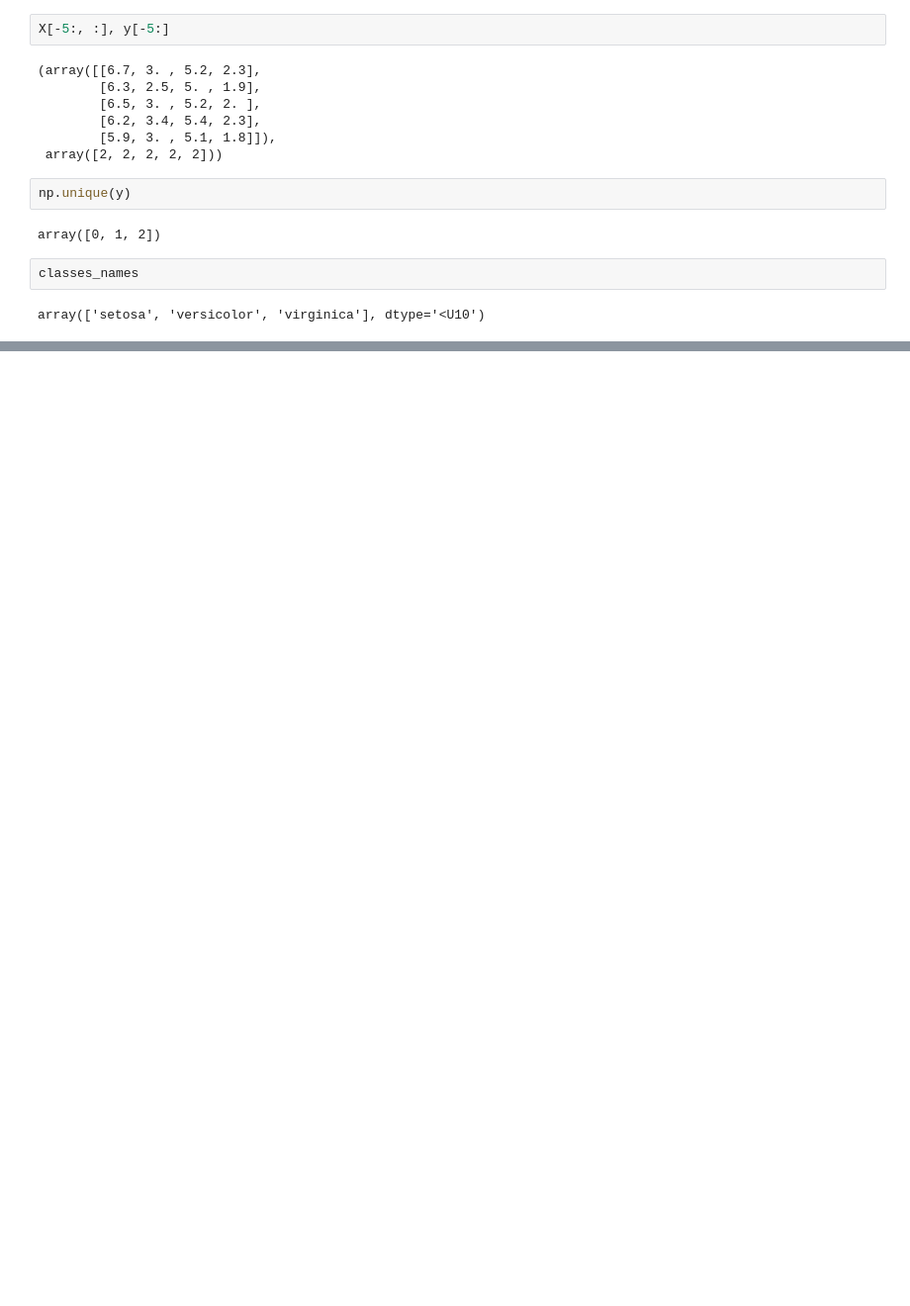
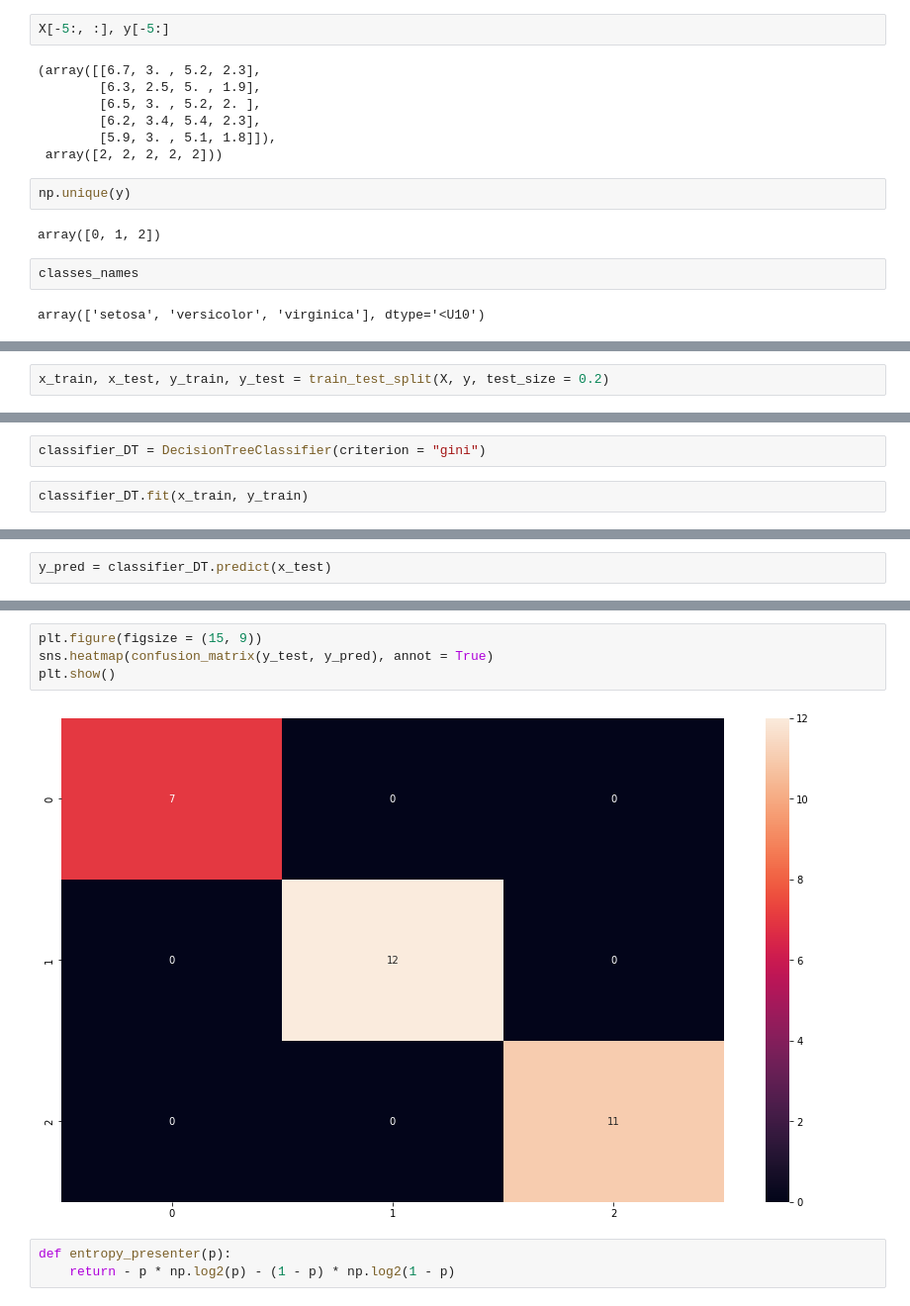
Before and after one commit to HarshitDawar55/JECRC-Training, a Jupyter notebook: JECRC LABS.ipynb, the cells around one changed output, grey strips where cells are left out. Shown: that part at 99% size. Saved outputs shown, nothing was run; the diff lists cells and outputs as text; blank space fills up the shorter version.

```diff
--- a/JECRC LABS.ipynb
+++ b/JECRC LABS.ipynb
@@ -1350,0 +1353,2 @@ array(['setosa', 'versicolor', 'virginica'], dtype='<U10')
+# %%
+x_train, x_test, y_train, y_test = train_test_split(X, y, test_size = 0.2)
@@ -1350,0 +1361,4 @@ array(['setosa', 'versicolor', 'virginica'], dtype='<U10')
+# %%
+classifier_DT = DecisionTreeClassifier(criterion = "gini")
+# %%
+classifier_DT.fit(x_train, y_train)
@@ -1350,0 +1367,2 @@ array(['setosa', 'versicolor', 'virginica'], dtype='<U10')
+# %%
+y_pred = classifier_DT.predict(x_test)
@@ -1350,0 +1390,9 @@ array(['setosa', 'versicolor', 'virginica'], dtype='<U10')
+# %%
+plt.figure(figsize = (15, 9))
+sns.heatmap(confusion_matrix(y_test, y_pred), annot = True)
+plt.show()
+# %% [output]
+[figure, added]
+# %%
+def entropy_presenter(p):
+    return - p * np.log2(p) - (1 - p) * np.log2(1 - p)
```
Also changed, not shown: parts of 48 cells of this notebook.
